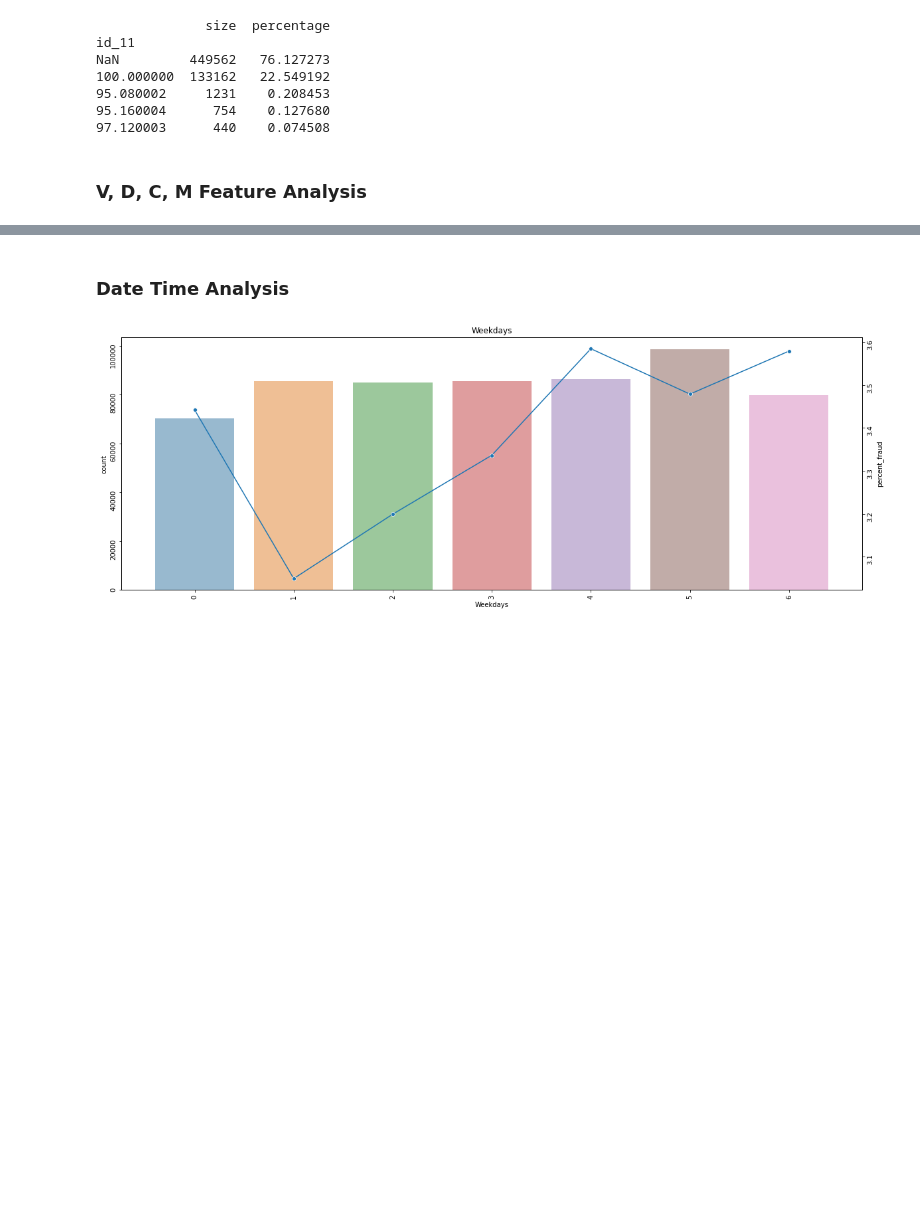
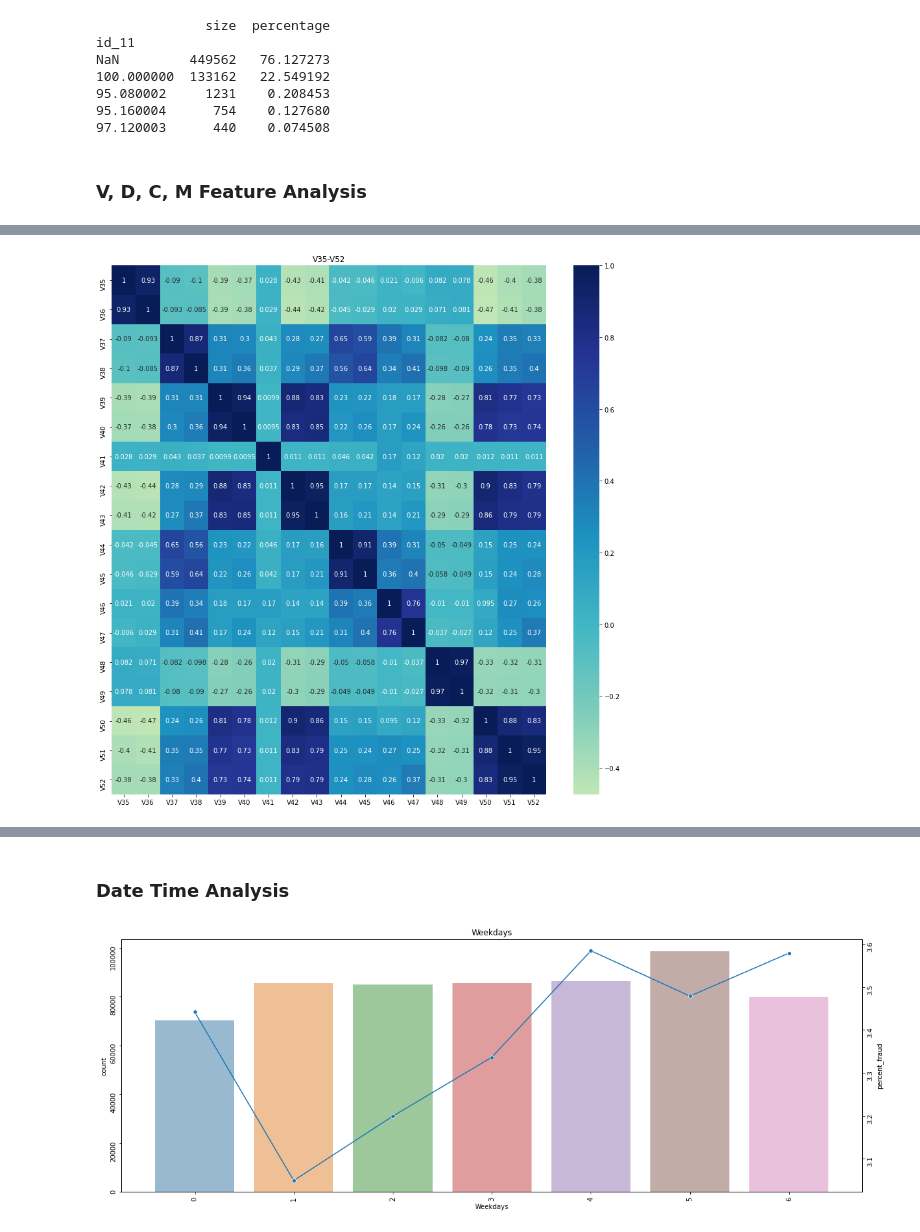
Before and after one commit to JoshSpangler96/IEEE-CIS-Fraud-Detection, a Jupyter notebook: IEEE_Fraud_Detection_EDA.ipynb, the cells around one changed output, grey strips where cells are left out. Drawn from its saved outputs; the diff is of its cells as text; code cells hidden in the pictures; blank space fills up the shorter version.

```diff
--- a/IEEE_Fraud_Detection_EDA.ipynb
+++ b/IEEE_Fraud_Detection_EDA.ipynb
@@ -89,11 +89,24 @@ def size_and_percentage(df, feature):
     feature_size['percentage'] = (feature_size['size']/total)*100
     return feature_size
 
-def corr_plot(features: list, title: str) -> None:
+def corr_plot(df: pd.DataFrame, features: list, title: str, annot=True) -> None:
     plt.figure(figsize=(15, 15))
-    sns.heatmap(train[features].corr(), cmap="YlGnBu", annot=True, center=0.0)
+    sns.heatmap(df[features].corr(), cmap="YlGnBu", annot=annot, center=0.0)
     plt.title(title)
     plt.show()
+
+def correlation_groups(df, features, threshold):
+    corr_matrix = df[features].corr()
+    groups = []
+    for feature in features:
+        repeate_flag = False
+        cor_group = corr_matrix[[feature]].loc[corr_matrix[feature] > threshold].index.to_list()
+        for g in groups:
+            if set(g) & set(cor_group):
+                repeate_flag = True
+        if not repeate_flag:
+            groups.append(cor_group)
+    return groups
 
 def reduce_groups(df: pd.DataFrame, groups: list) -> list:
     useful_features = []
@@ -780,0 +785,8 @@ From the Nan analysis we can see that all of these features have the same amount
+# %%
+features = ['V35', 'V36', 'V37', 'V38', 'V39', 'V40', 'V41', \
+            'V42', 'V43', 'V44', 'V45', 'V46', 'V47', 'V48', \
+            'V49', 'V50', 'V51', 'V52']
+
+corr_plot(df=train, features=features, title='V35-V52')
+# %% [output]
+[figure, added]
```
Also changed, not shown: parts of 79 cells of this notebook.
